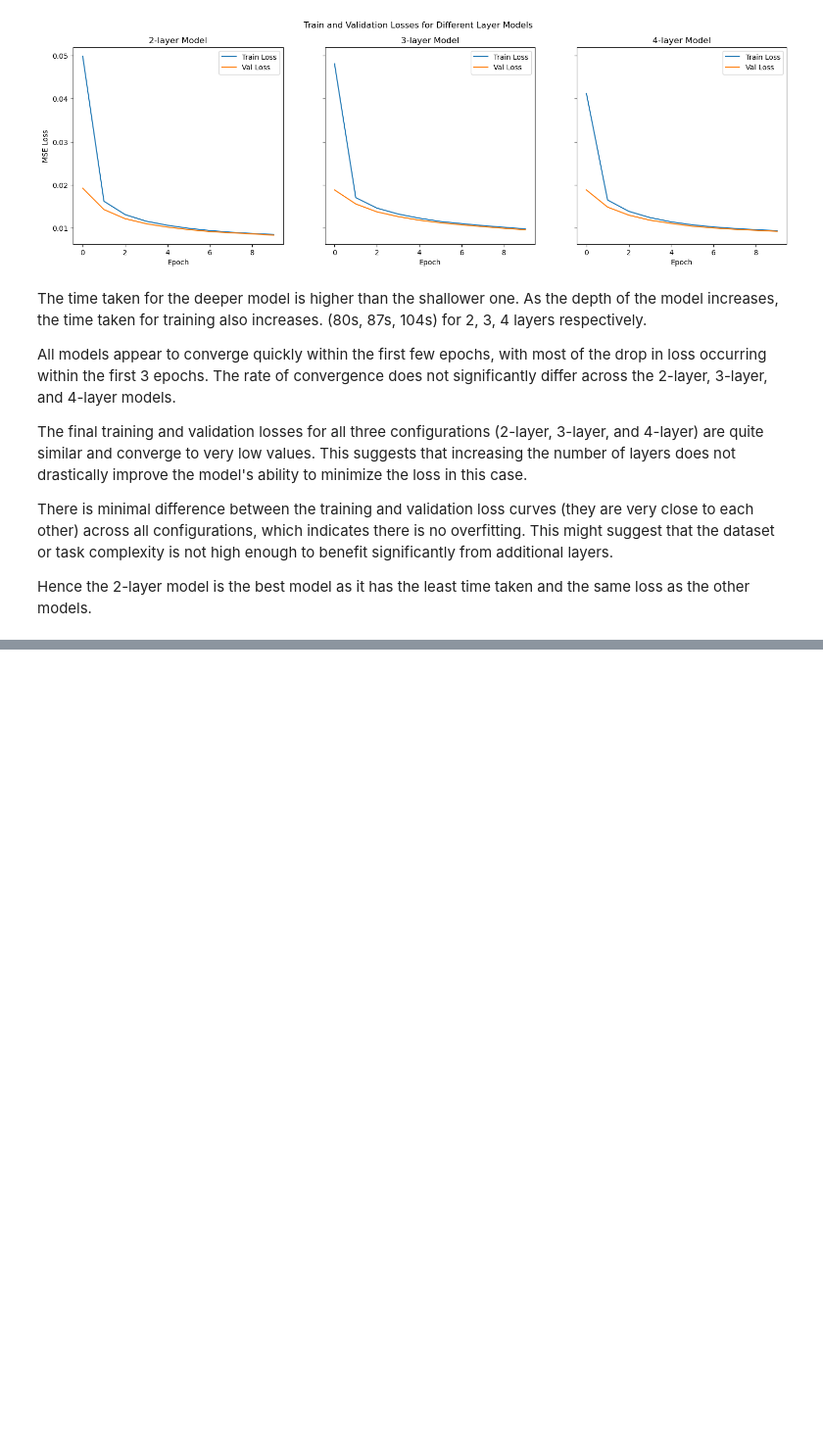
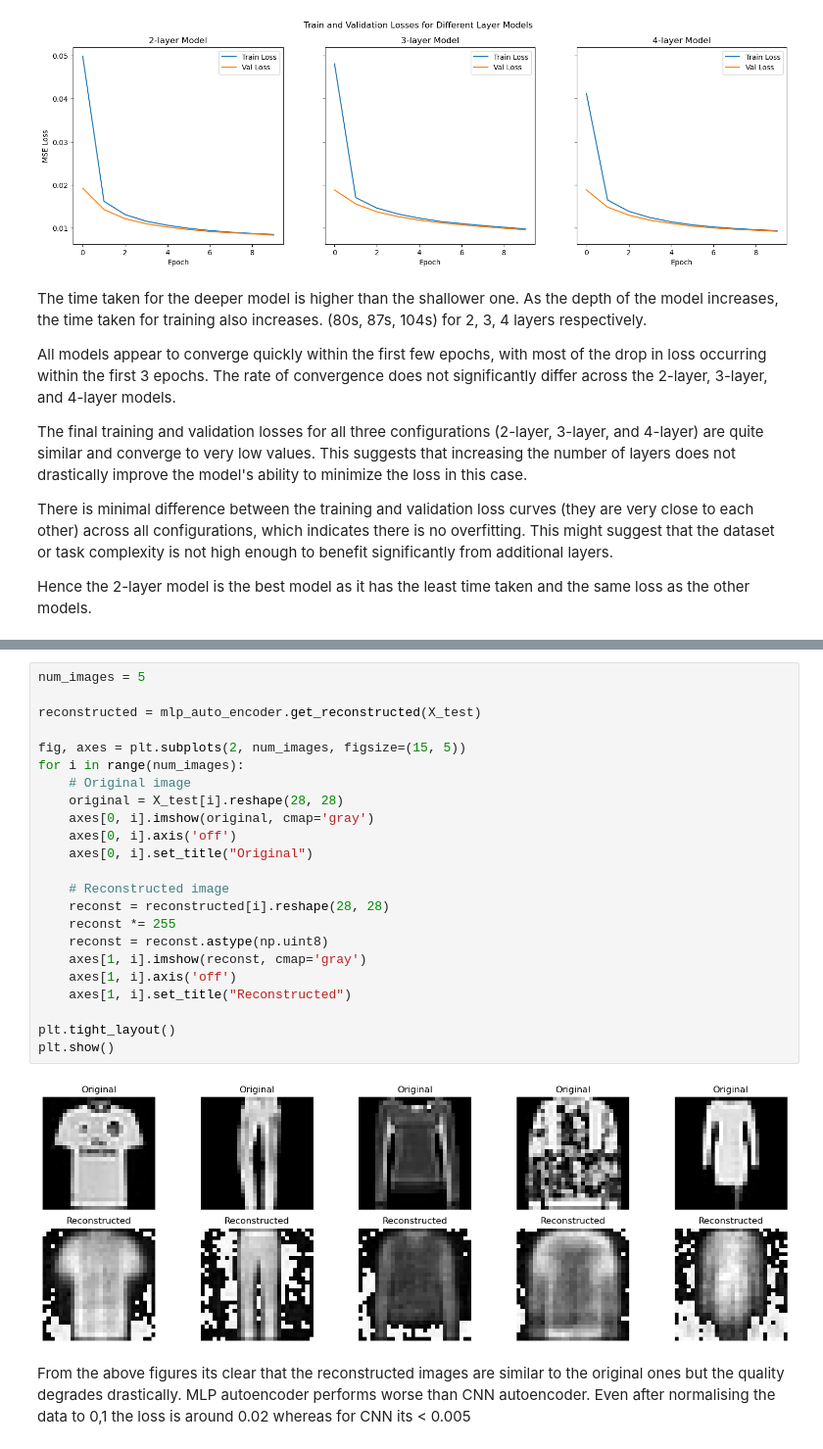
Before and after one commit to Abhinav7R/ML-kit, a Jupyter notebook: assignments/4/AutoEncoder.ipynb, the cells around one changed output, grey strips where cells are left out. Shown at 98% size. Saved outputs shown, nothing was run; the diff lists cells and outputs as text; blank space fills up the shorter version.

```diff
--- a/assignments/4/AutoEncoder.ipynb
+++ b/assignments/4/AutoEncoder.ipynb
@@ -516,0 +583,28 @@ Hence the 2-layer model is the best model as it has the least time taken and the
+# %%
+num_images = 5
+
+reconstructed = mlp_auto_encoder.get_reconstructed(X_test)
+
+fig, axes = plt.subplots(2, num_images, figsize=(15, 5))
+for i in range(num_images):
+    # Original image
+    original = X_test[i].reshape(28, 28)
+    axes[0, i].imshow(original, cmap='gray')
+    axes[0, i].axis('off')
+    axes[0, i].set_title("Original")
+
+    # Reconstructed image
+    reconst = reconstructed[i].reshape(28, 28)
+    reconst *= 255
+    reconst = reconst.astype(np.uint8)
+    axes[1, i].imshow(reconst, cmap='gray')
+    axes[1, i].axis('off')
+    axes[1, i].set_title("Reconstructed")
+
+plt.tight_layout()
+plt.show()
+# %% [output]
+[figure, added]
+# %% [markdown]
+From the above figures its clear that the reconstructed images are similar to the original ones but the quality degrades drastically. MLP autoencoder performs worse than CNN autoencoder.
+Even after normalising the data to 0,1 the loss is around 0.02 whereas for CNN its < 0.005
```
Also changed, not shown: parts of 28 cells of this notebook, 5 other files.
